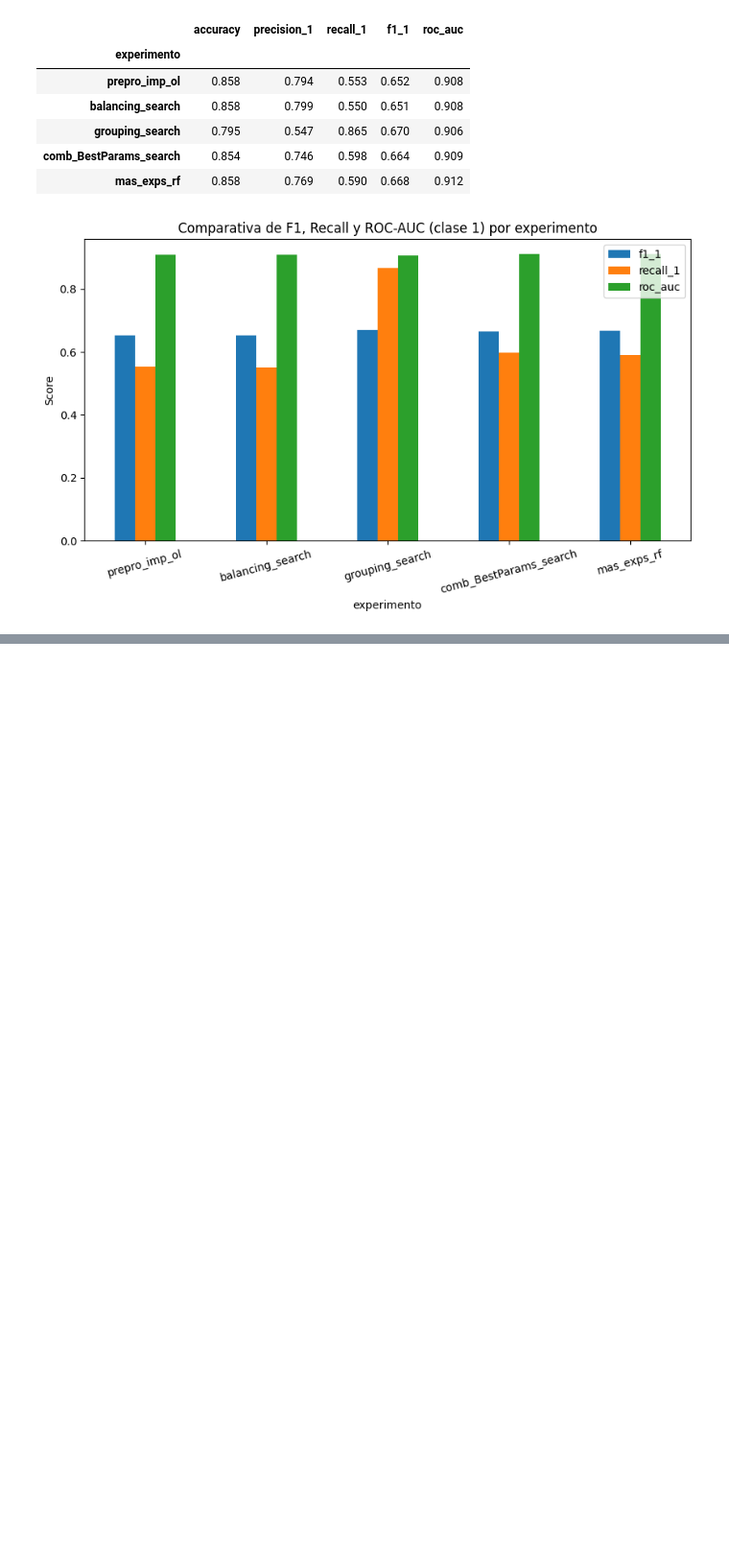
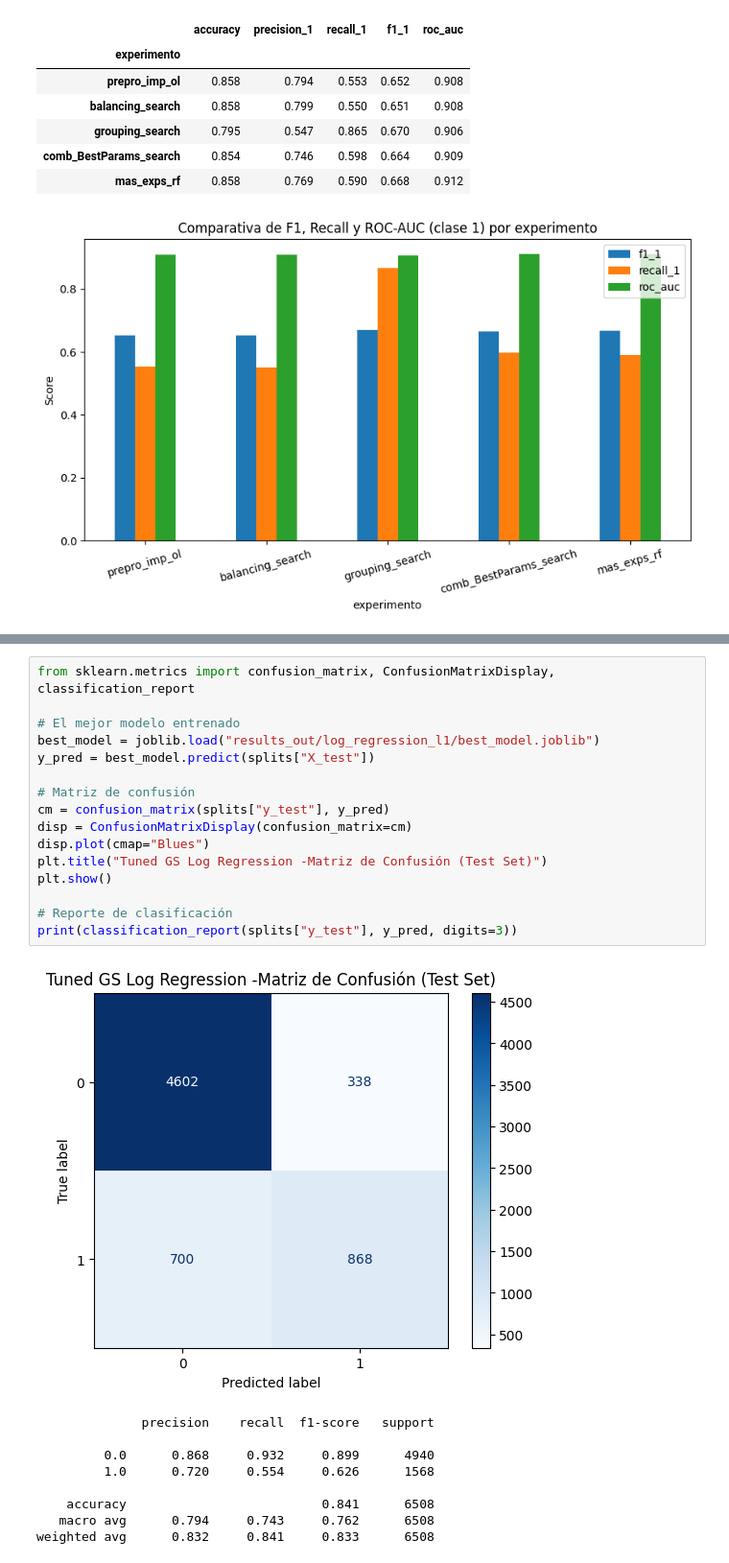
Before and after one commit to XavrV/mini-project-income, a Jupyter notebook: mini_project_adult_income.ipynb, the cells around one changed output, grey strips where cells are left out. Shown at 96% size. Saved outputs shown, nothing was run; the diff lists cells and outputs as text; blank space fills up the shorter version.

```diff
--- a/mini_project_adult_income.ipynb
+++ b/mini_project_adult_income.ipynb
@@ -1222,0 +1631,26 @@ plt.show()
+# %%
+from sklearn.metrics import confusion_matrix, ConfusionMatrixDisplay, classification_report
+
+# El mejor modelo entrenado
+best_model = joblib.load("results_out/log_regression_l1/best_model.joblib")
+y_pred = best_model.predict(splits["X_test"])
+
+# Matriz de confusión
+cm = confusion_matrix(splits["y_test"], y_pred)
+disp = ConfusionMatrixDisplay(confusion_matrix=cm)
+disp.plot(cmap="Blues")
+plt.title("Tuned GS Log Regression -Matriz de Confusión (Test Set)")
+plt.show()
+
+# Reporte de clasificación
+print(classification_report(splits["y_test"], y_pred, digits=3))
+# %% [output]
+[figure, added]
+              precision    recall  f1-score   support
+
+         0.0      0.868     0.932     0.899      4940
+         1.0      0.720     0.554     0.626      1568
+
+    accuracy                          0.841      6508
+   macro avg      0.794     0.743     0.762      6508
+weighted avg      0.832     0.841     0.833      6508
```
Also changed, not shown: parts of 31 cells of this notebook, 1 other file.
